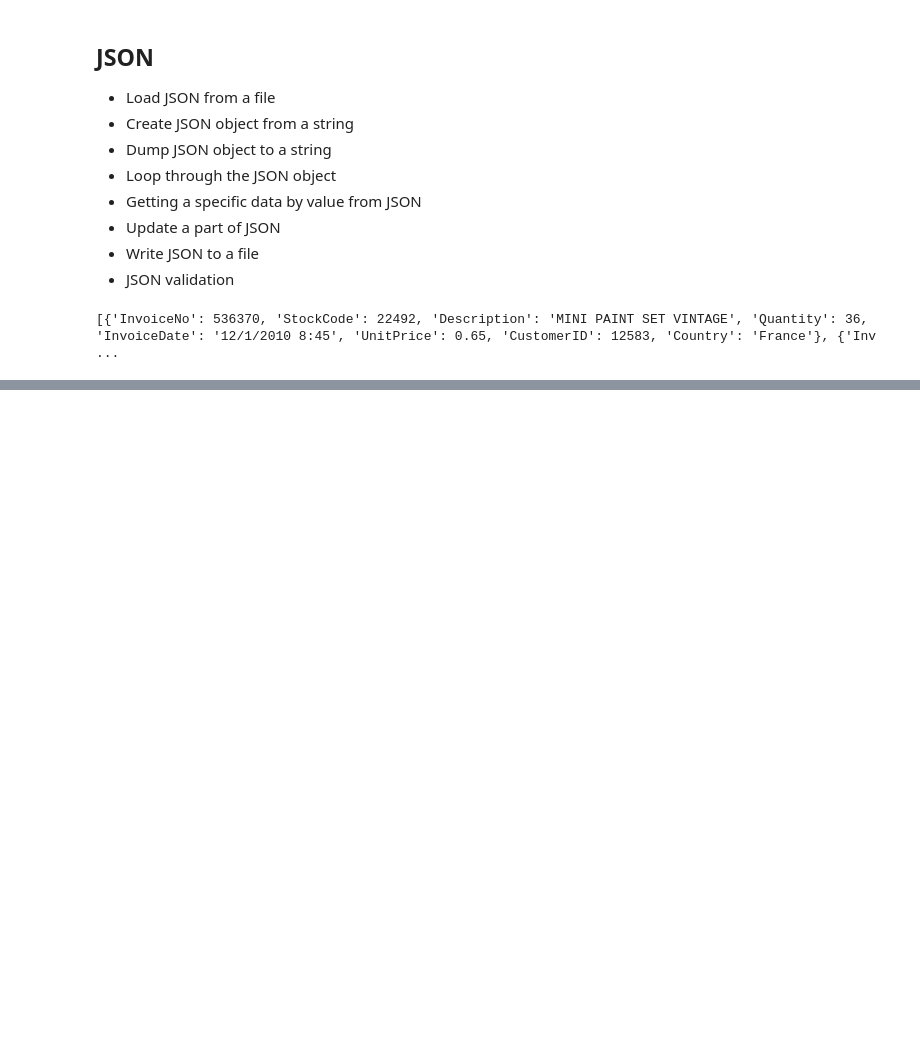
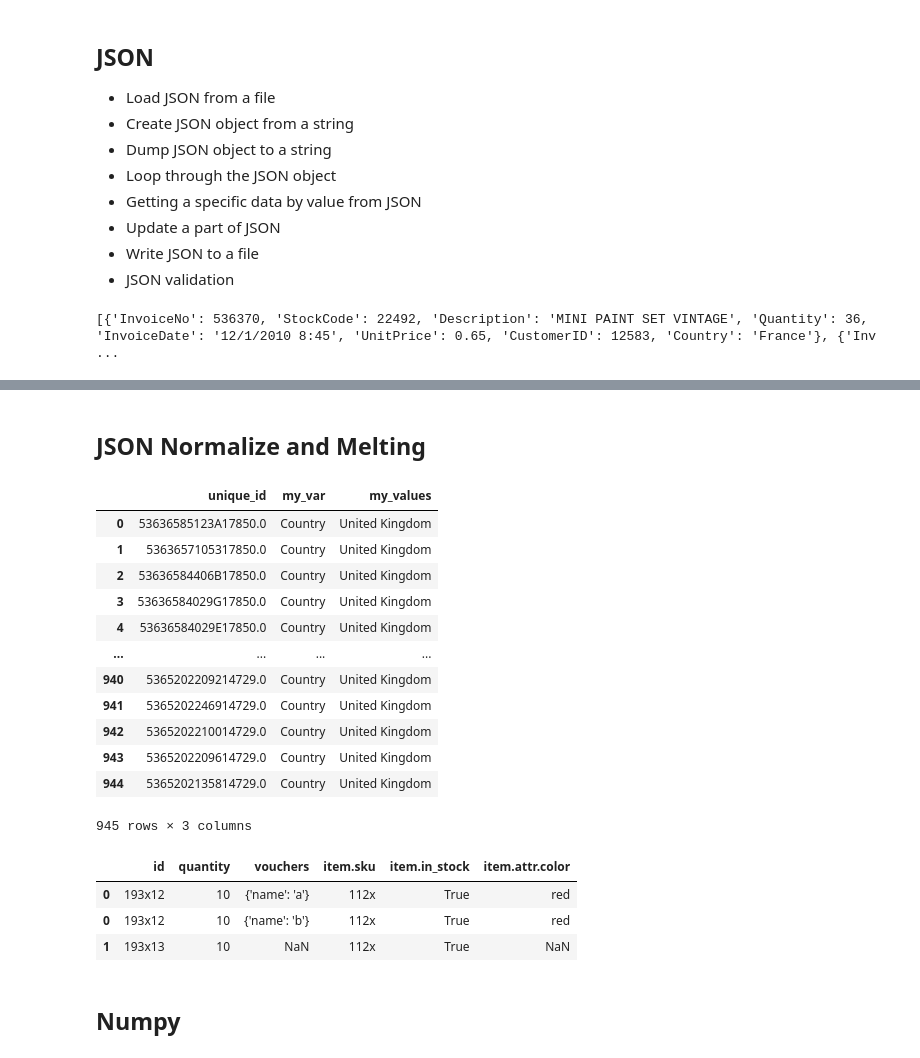
Before and after one commit to irish-luong/DE-data_engineering_summary, a Jupyter notebook: python_4_de/Play With Pandas.ipynb, the cells around one changed output, grey strips where cells are left out. Drawn from its saved outputs; the diff is of its cells as text; code cells hidden in the pictures; blank space fills up the shorter version.

```diff
--- a/python_4_de/Play With Pandas.ipynb
+++ b/python_4_de/Play With Pandas.ipynb
@@ -140,0 +260,15 @@ You should consider upgrading via the '/Users/lap-00893/Documents/max/data_engin
+# %%
+import math
+df["unique_id"] = df["InvoiceNo"].astype("str") + df["StockCode"] + df["CustomerID"].astype("str")
+df.drop_duplicates(subset=["unique_id"], inplace=True)
+pivot_df = df\
+            .filter(
+                items=["unique_id", "UnitPrice", "Country"]
+            ).pivot(
+                index="unique_id",
+                columns=["Country"],
+                values="UnitPrice"
+            ).reset_index()
+
+
+pivot_df.to_parquet("data/ecommerce_pivot.parquet.gzip", compression="gzip")
@@ -140,0 +293,62 @@ You should consider upgrading via the '/Users/lap-00893/Documents/max/data_engin
+# %% [markdown]
+## JSON Normalize and Melting
+# %%
+df.melt(
+    id_vars=["unique_id"],
+    value_vars=["Country"],
+    var_name="my_var",
+    value_name="my_values"
+)
+# %% [output]
+|  | unique_id | my_var | my_values |
+| 0 | 53636585123A17850.0 | Country | United Kingdom |
+| 1 | 5363657105317850.0 | Country | United Kingdom |
+| 2 | 53636584406B17850.0 | Country | United Kingdom |
+| 3 | 53636584029G17850.0 | Country | United Kingdom |
+| 4 | 53636584029E17850.0 | Country | United Kingdom |
+| ... | ... | ... | ... |
+| 940 | 5365202209214729.0 | Country | United Kingdom |
+| 941 | 5365202246914729.0 | Country | United Kingdom |
+| 942 | 5365202210014729.0 | Country | United Kingdom |
+| 943 | 5365202209614729.0 | Country | United Kingdom |
+| 944 | 5365202135814729.0 | Country | United Kingdom |
+945 rows × 3 columns
+# %%
+nested_json =  [{
+ 		"id": "193x12",
+ 		"quantity": 10,
+ 		"item": {
+ 			"sku": "112x",
+ 			"in_stock": True,
+            "attr": {
+                "color": "red"
+            }
+ 		},
+        "vouchers": [
+            {
+                "name": "a"
+            },
+            {
+                "name": "b"
+            }
+        ]
+ 	},
+ 	{
+ 		"id": "193x13",
+ 		"quantity": 10,
+ 		"item": {
+ 			"sku": "112x",
+ 			"in_stock": True
+ 		}
+ 	}
+ ]
+
+json_normalize_df = pd.json_normalize(nested_json)
+json_normalize_df.explode(column="vouchers")
+# %% [output]
+|  | id | quantity | vouchers | item.sku | item.in_stock | item.attr.color |
+| 0 | 193x12 | 10 | {'name': 'a'} | 112x | True | red |
+| 0 | 193x12 | 10 | {'name': 'b'} | 112x | True | red |
+| 1 | 193x13 | 10 | NaN | 112x | True | NaN |
+# %% [markdown]
+## Numpy
```
Also changed, not shown: parts of 11 cells of this notebook, 10 other files.
